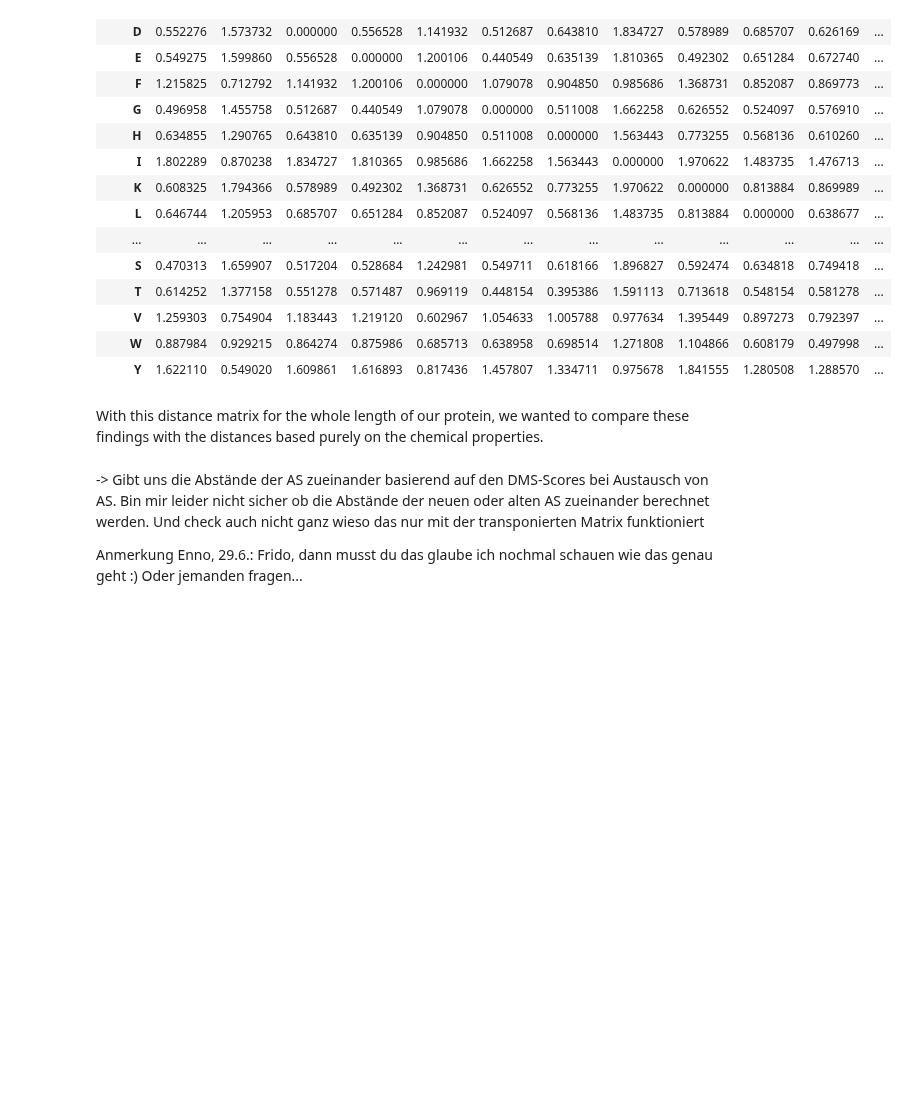
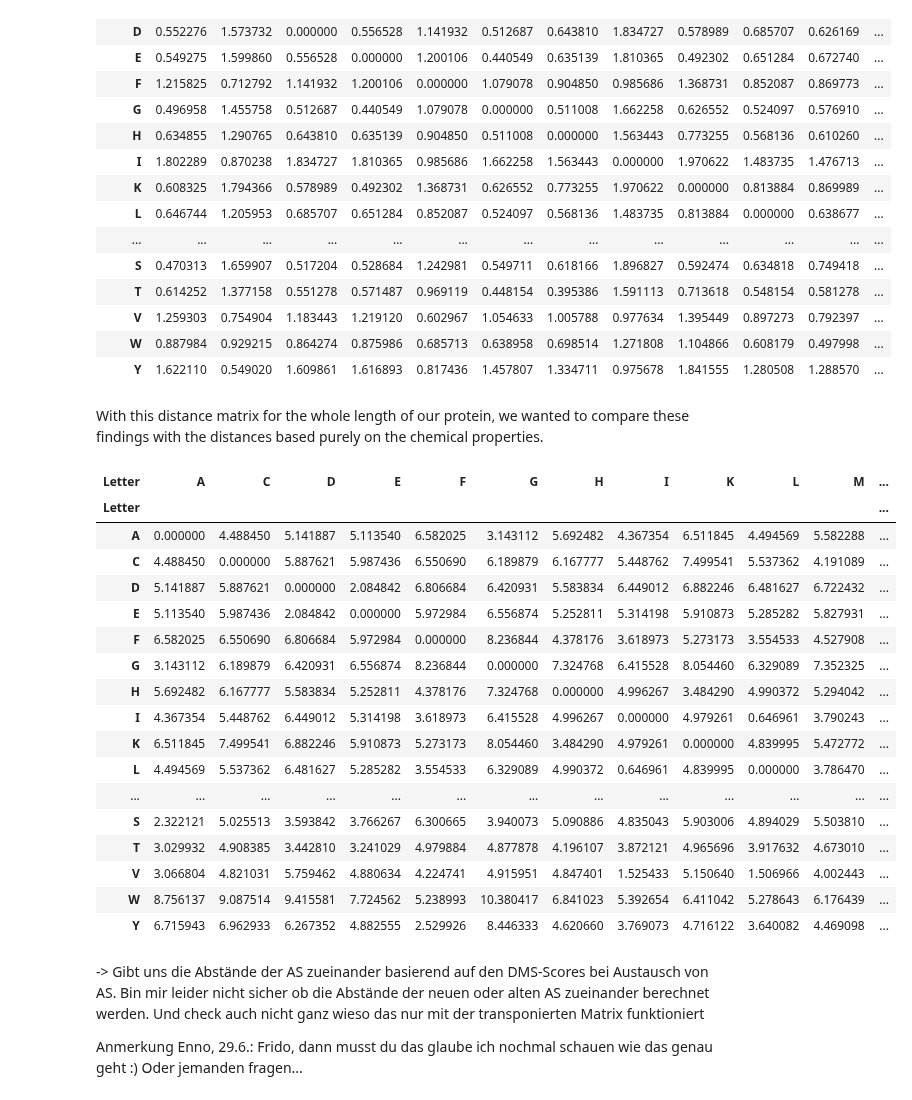
Before and after one commit to datascience-mobi-2023/topic02_team02, a Jupyter notebook: Documentation/P53 - DMS Documentation.ipynb, the cells around one changed output. Cells and saved outputs as stored; diff of their text form; code cells hidden in the pictures; blank space fills up the shorter version.

```diff
--- a/Documentation/P53 - DMS Documentation.ipynb
+++ b/Documentation/P53 - DMS Documentation.ipynb
@@ -142,7 +141,27 @@ With this distance matrix for the whole length of our protein, we wanted to comp
 # %%
 dist_chem = de.aa_distance_matrix(aa)
 
 # IDEA: Compare Clustering with "dist_p53" ...
+dist_chem
+# %% [output]
+| Letter | A | C | D | E | F | G | H | I | K | L | M | ... |
+| Letter |  |  |  |  |  |  |  |  |  |  |  | ... |
+| A | 0.000000 | 4.488450 | 5.141887 | 5.113540 | 6.582025 | 3.143112 | 5.692482 | 4.367354 | 6.511845 | 4.494569 | 5.582288 | ... |
+| C | 4.488450 | 0.000000 | 5.887621 | 5.987436 | 6.550690 | 6.189879 | 6.167777 | 5.448762 | 7.499541 | 5.537362 | 4.191089 | ... |
+| D | 5.141887 | 5.887621 | 0.000000 | 2.084842 | 6.806684 | 6.420931 | 5.583834 | 6.449012 | 6.882246 | 6.481627 | 6.722432 | ... |
+| E | 5.113540 | 5.987436 | 2.084842 | 0.000000 | 5.972984 | 6.556874 | 5.252811 | 5.314198 | 5.910873 | 5.285282 | 5.827931 | ... |
+| F | 6.582025 | 6.550690 | 6.806684 | 5.972984 | 0.000000 | 8.236844 | 4.378176 | 3.618973 | 5.273173 | 3.554533 | 4.527908 | ... |
+| G | 3.143112 | 6.189879 | 6.420931 | 6.556874 | 8.236844 | 0.000000 | 7.324768 | 6.415528 | 8.054460 | 6.329089 | 7.352325 | ... |
+| H | 5.692482 | 6.167777 | 5.583834 | 5.252811 | 4.378176 | 7.324768 | 0.000000 | 4.996267 | 3.484290 | 4.990372 | 5.294042 | ... |
+| I | 4.367354 | 5.448762 | 6.449012 | 5.314198 | 3.618973 | 6.415528 | 4.996267 | 0.000000 | 4.979261 | 0.646961 | 3.790243 | ... |
+| K | 6.511845 | 7.499541 | 6.882246 | 5.910873 | 5.273173 | 8.054460 | 3.484290 | 4.979261 | 0.000000 | 4.839995 | 5.472772 | ... |
+| L | 4.494569 | 5.537362 | 6.481627 | 5.285282 | 3.554533 | 6.329089 | 4.990372 | 0.646961 | 4.839995 | 0.000000 | 3.786470 | ... |
+| ... | ... | ... | ... | ... | ... | ... | ... | ... | ... | ... | ... | ... |
+| S | 2.322121 | 5.025513 | 3.593842 | 3.766267 | 6.300665 | 3.940073 | 5.090886 | 4.835043 | 5.903006 | 4.894029 | 5.503810 | ... |
+| T | 3.029932 | 4.908385 | 3.442810 | 3.241029 | 4.979884 | 4.877878 | 4.196107 | 3.872121 | 4.965696 | 3.917632 | 4.673010 | ... |
+| V | 3.066804 | 4.821031 | 5.759462 | 4.880634 | 4.224741 | 4.915951 | 4.847401 | 1.525433 | 5.150640 | 1.506966 | 4.002443 | ... |
+| W | 8.756137 | 9.087514 | 9.415581 | 7.724562 | 5.238993 | 10.380417 | 6.841023 | 5.392654 | 6.411042 | 5.278643 | 6.176439 | ... |
+| Y | 6.715943 | 6.962933 | 6.267352 | 4.882555 | 2.529926 | 8.446333 | 4.620660 | 3.769073 | 4.716122 | 3.640082 | 4.469098 | ... |
 # %% [markdown]
 -> Gibt uns die Abstände der AS zueinander basierend auf den DMS-Scores bei Austausch von AS. Bin mir leider nicht sicher ob die Abstände der neuen oder alten AS zueinander berechnet werden. Und check auch nicht ganz wieso das nur mit der transponierten Matrix funktioniert
 
```
Also changed, not shown: parts of 6 cells of this notebook, 1 other file.
